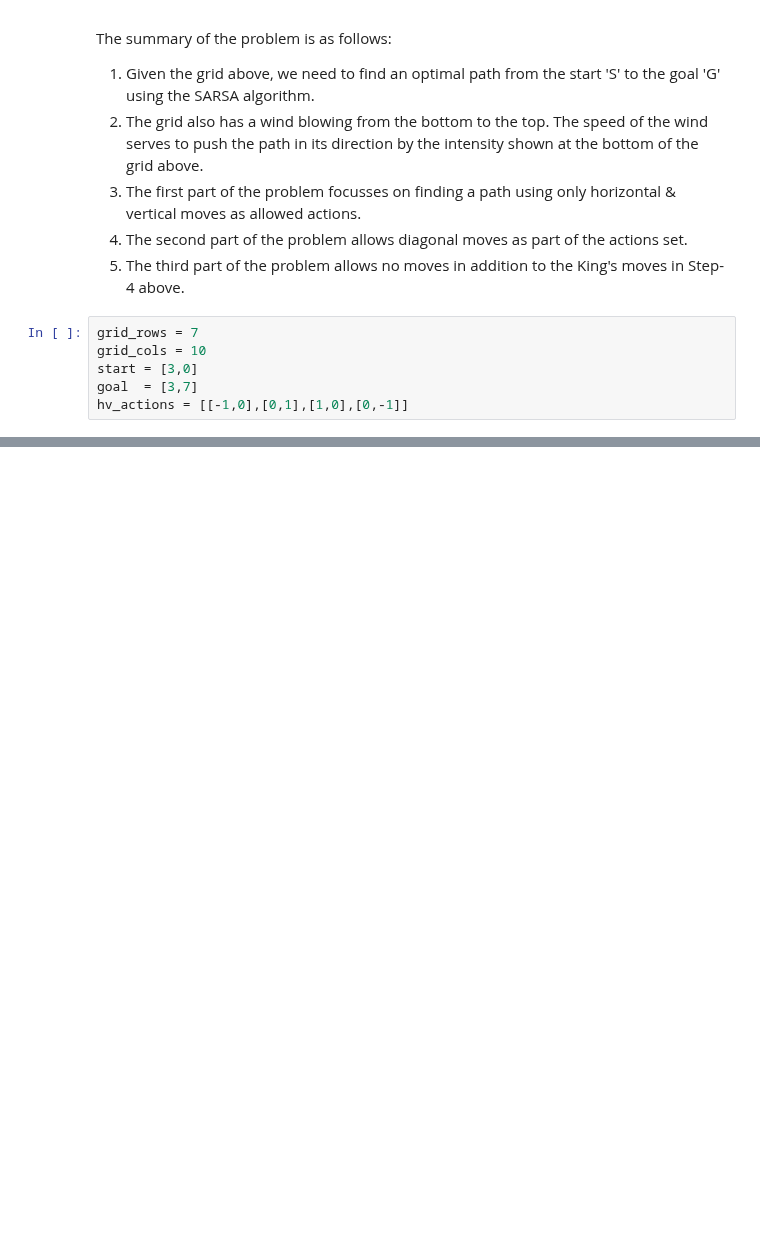
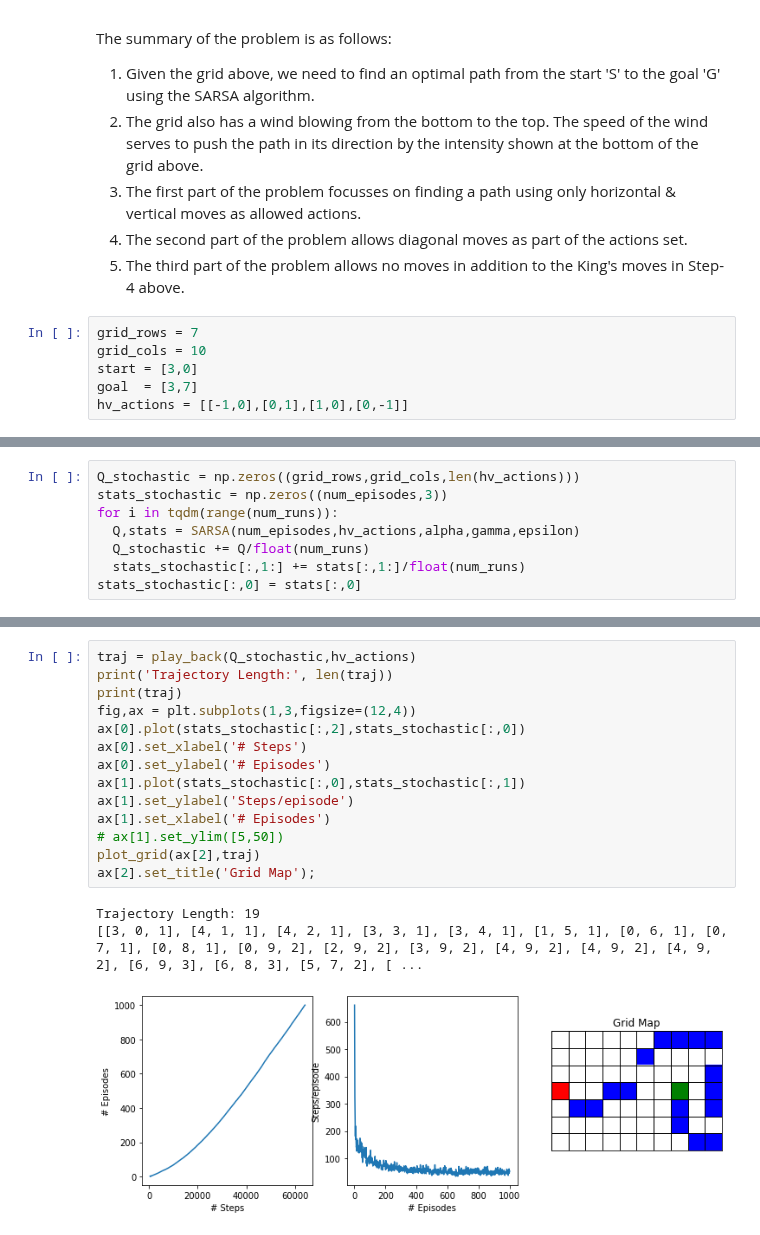
Before and after one commit to chandrusuresh/ReinforcementLearning, a Jupyter notebook: Ch6-TD_Learning/WindyGridworld.ipynb, the cells around one changed output, grey strips where cells are left out. Drawn from its saved outputs; the diff is of its cells as text; blank space fills up the shorter version.

```diff
--- a/Ch6-TD_Learning/WindyGridworld.ipynb
+++ b/Ch6-TD_Learning/WindyGridworld.ipynb
@@ -253,0 +296,8 @@ Trajectory Length: 7
+# %%
+Q_stochastic = np.zeros((grid_rows,grid_cols,len(hv_actions)))
+stats_stochastic = np.zeros((num_episodes,3))
+for i in tqdm(range(num_runs)):
+  Q,stats = SARSA(num_episodes,hv_actions,alpha,gamma,epsilon)
+  Q_stochastic += Q/float(num_runs)
+  stats_stochastic[:,1:] += stats[:,1:]/float(num_runs)
+stats_stochastic[:,0] = stats[:,0]
@@ -253,0 +323,18 @@ Trajectory Length: 7
+# %%
+traj = play_back(Q_stochastic,hv_actions)
+print('Trajectory Length:', len(traj))
+print(traj)
+fig,ax = plt.subplots(1,3,figsize=(12,4))
+ax[0].plot(stats_stochastic[:,2],stats_stochastic[:,0])
+ax[0].set_xlabel('# Steps')
+ax[0].set_ylabel('# Episodes')
+ax[1].plot(stats_stochastic[:,0],stats_stochastic[:,1])
+ax[1].set_ylabel('Steps/episode')
+ax[1].set_xlabel('# Episodes')
+# ax[1].set_ylim([5,50])
+plot_grid(ax[2],traj)
+ax[2].set_title('Grid Map');
+# %% [output]
+Trajectory Length: 19
+[[3, 0, 1], [4, 1, 1], [4, 2, 1], [3, 3, 1], [3, 4, 1], [1, 5, 1], [0, 6, 1], [0, 7, 1], [0, 8, 1], [0, 9, 2], [2, 9, 2], [3, 9, 2], [4, 9, 2], [4, 9, 2], [4, 9, 2], [6, 9, 3], [6, 8, 3], [5, 7, 2], [ ...
+[figure, added]
```
Also changed, not shown: parts of 21 cells of this notebook.
